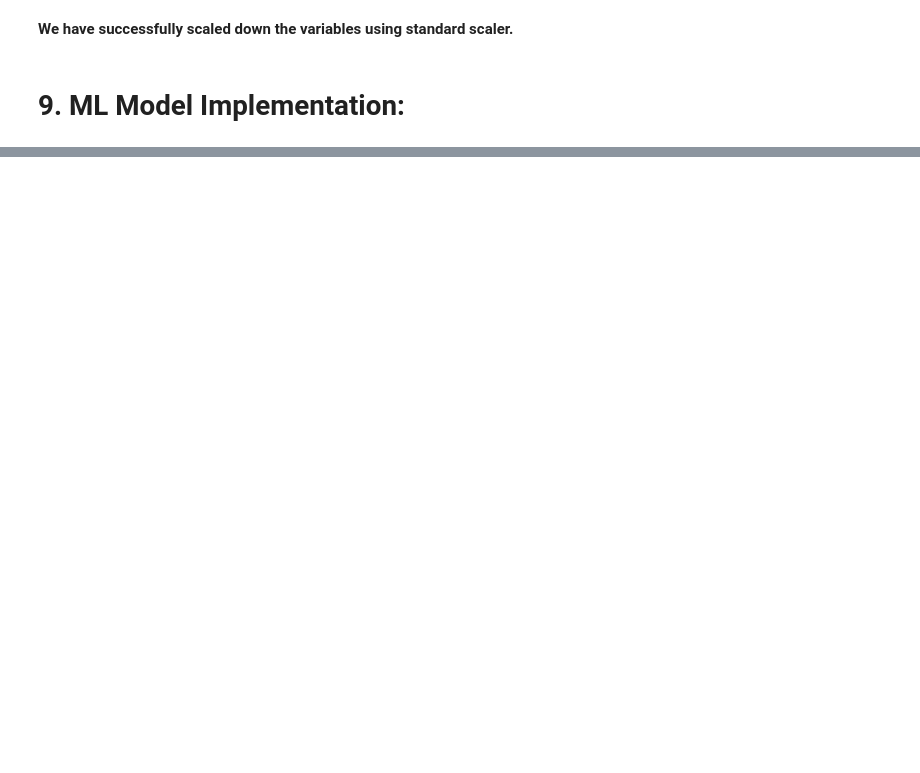
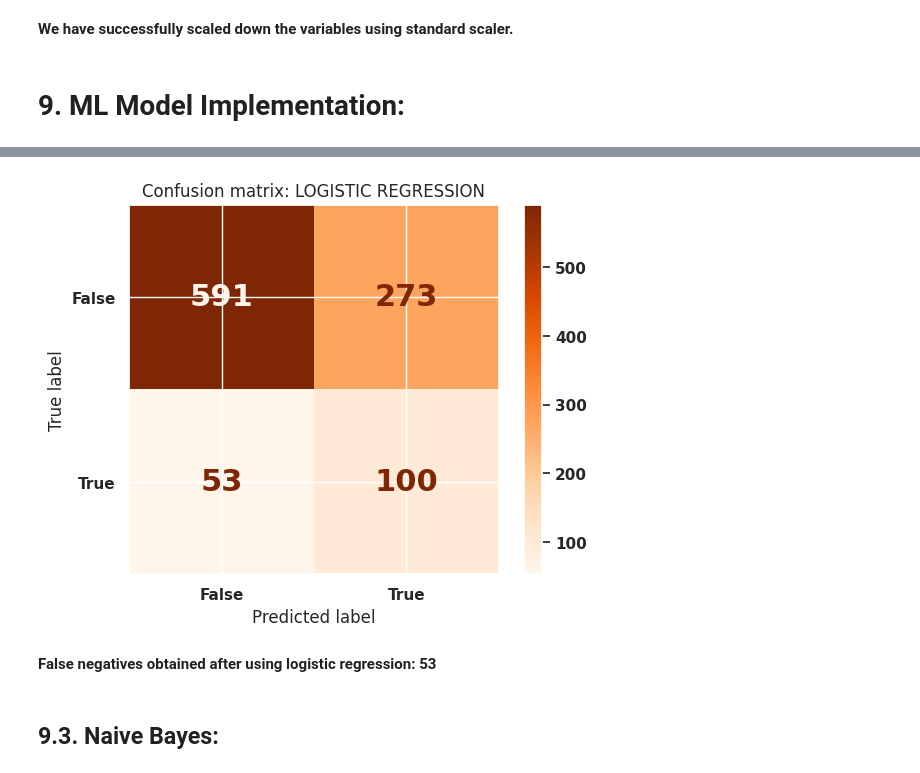
Before and after one commit to hamant-jagwan/Cardiovascular_Risk_Prediction--ML--Classification, a Jupyter notebook: Cardiovascular_Risk_Prediction.ipynb, the cells around one changed output, grey strips where cells are left out. Cells and saved outputs as stored; diff of their text form; code cells hidden in the pictures; blank space fills up the shorter version.

```diff
--- a/Cardiovascular_Risk_Prediction.ipynb
+++ b/Cardiovascular_Risk_Prediction.ipynb
@@ -1118,0 +1121,6 @@ X_test_scaled.head()
+# %%
+# Fitting model
+lr_model = LogisticRegression()
+# %%
+# training the model
+lr_model.fit(X_smote_scaled, y_smote)
@@ -1118,0 +1138,3 @@ X_test_scaled.head()
+# %%
+# Test predictions
+lr_test_pred = lr_model.predict(X_test_scaled)
@@ -1118,0 +1159,22 @@ X_test_scaled.head()
+# %%
+# Confusion matrix
+
+from sklearn.metrics import confusion_matrix as cm
+from sklearn.metrics import ConfusionMatrixDisplay as cmd
+lr_confusion_matrix = cm(y_test, lr_test_pred)
+cm_display = cmd(confusion_matrix = lr_confusion_matrix, display_labels = [False, True])
+
+font = {'family' : 'DejaVu Sans',
+        'weight' : 'bold',
+        'size'   : 22}
+plt.rc('font', **font)
+
+cm_display.plot(cmap='Oranges')
+plt.title('Confusion matrix: LOGISTIC REGRESSION')
+plt.show()
+# %% [output]
+[figure, added]
+# %% [markdown]
+**False negatives obtained after using logistic regression: 53**
+# %% [markdown]
+## **9.3. Naive Bayes:**
```
Also changed, not shown: parts of 44 cells of this notebook.
